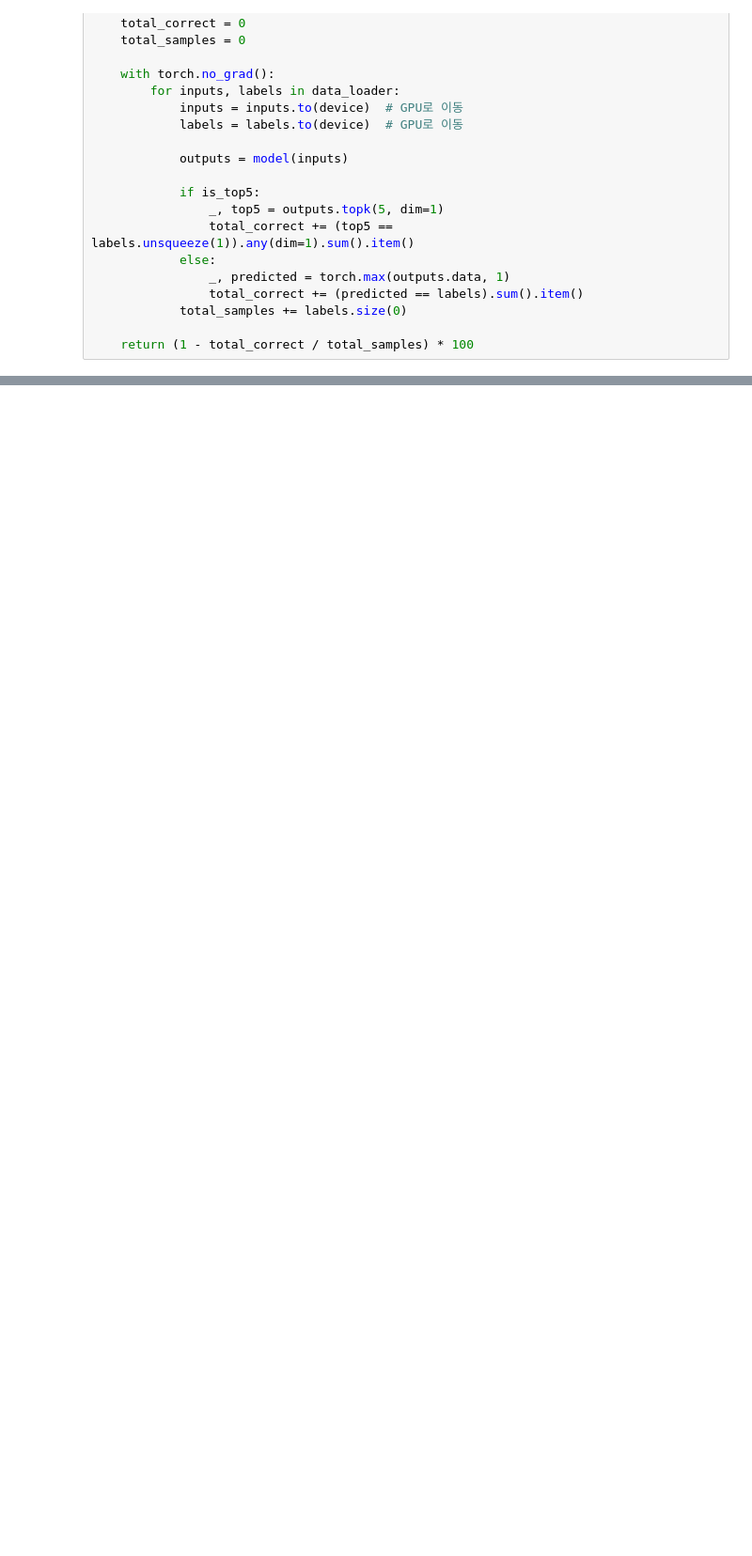
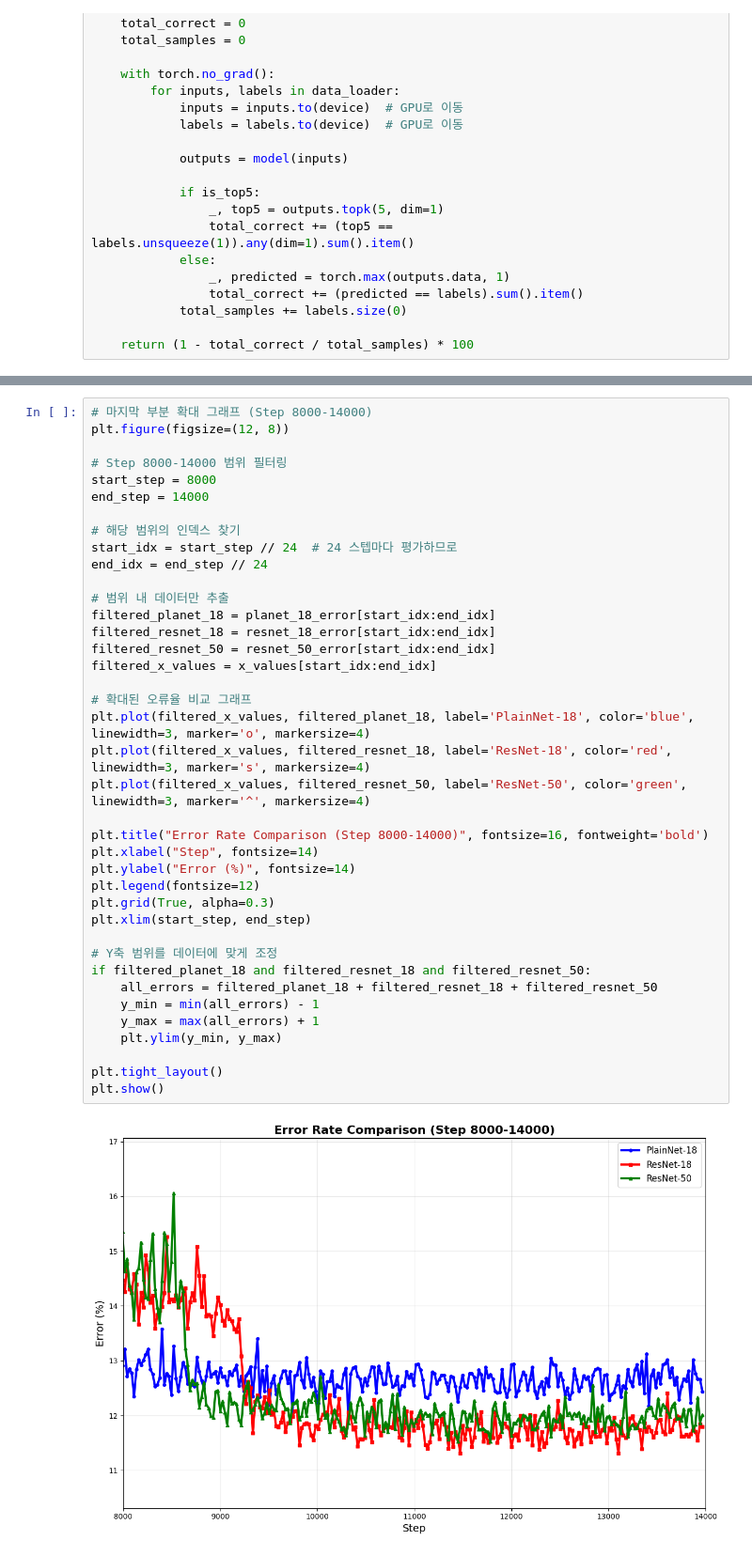
Before and after one commit to Donghyeon-Shin/learning_AI, a Jupyter notebook: Resnet/model.ipynb, the cells around one changed output, grey strips where cells are left out. Shown at 94% size. Saved outputs shown, nothing was run; the diff lists cells and outputs as text; blank space fills up the shorter version.

```diff
--- a/Resnet/model.ipynb
+++ b/Resnet/model.ipynb
@@ -522,3 +584,44 @@ plt.show()
+# %%
+# 마지막 부분 확대 그래프 (Step 8000-14000)
+plt.figure(figsize=(12, 8))
+
+# Step 8000-14000 범위 필터링
+start_step = 8000
+end_step = 14000
+
+# 해당 범위의 인덱스 찾기
+start_idx = start_step // 24  # 24 스텝마다 평가하므로
+end_idx = end_step // 24
+
+# 범위 내 데이터만 추출
+filtered_planet_18 = planet_18_error[start_idx:end_idx]
+filtered_resnet_18 = resnet_18_error[start_idx:end_idx]
+filtered_resnet_50 = resnet_50_error[start_idx:end_idx]
+filtered_x_values = x_values[start_idx:end_idx]
+
+# 확대된 오류율 비교 그래프
+plt.plot(filtered_x_values, filtered_planet_18, label='PlainNet-18', color='blue', linewidth=3, marker='o', markersize=4)
+plt.plot(filtered_x_values, filtered_resnet_18, label='ResNet-18', color='red', linewidth=3, marker='s', markersize=4)
+plt.plot(filtered_x_values, filtered_resnet_50, label='ResNet-50', color='green', linewidth=3, marker='^', markersize=4)
+
+plt.title("Error Rate Comparison (Step 8000-14000)", fontsize=16, fontweight='bold')
+plt.xlabel("Step", fontsize=14)
+plt.ylabel("Error (%)", fontsize=14)
+plt.legend(fontsize=12)
+plt.grid(True, alpha=0.3)
+plt.xlim(start_step, end_step)
+
+# Y축 범위를 데이터에 맞게 조정
+if filtered_planet_18 and filtered_resnet_18 and filtered_resnet_50:
+    all_errors = filtered_planet_18 + filtered_resnet_18 + filtered_resnet_50
+    y_min = min(all_errors) - 1
+    y_max = max(all_errors) + 1
+    plt.ylim(y_min, y_max)
+
+plt.tight_layout()
+plt.show()
+# %% [output]
+[figure, added]
 # %%
 # 최종 테스트 오류율 비교
 planet_18_test_top1_error = evaluate_model(planet_18, test_loader)
```
Also changed, not shown: parts of 10 cells of this notebook.
